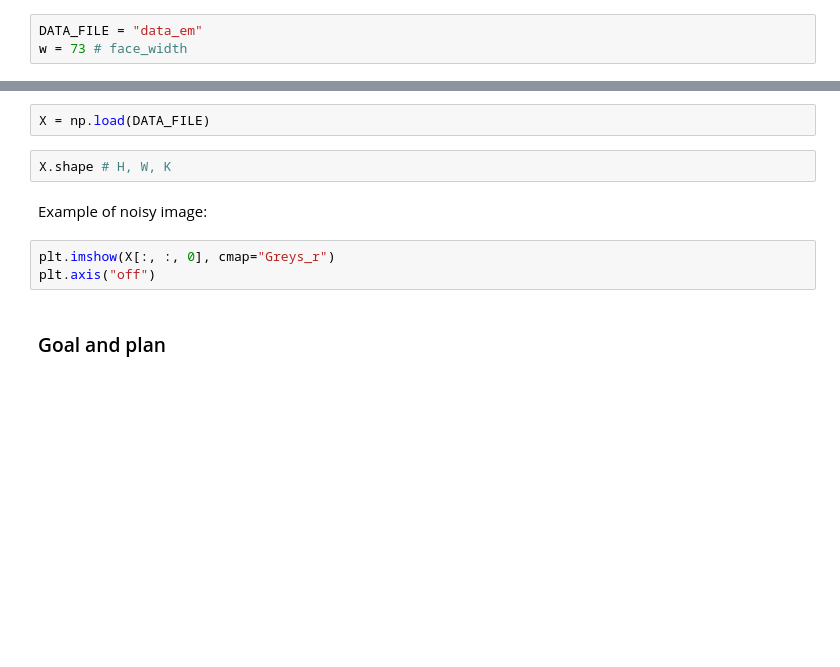
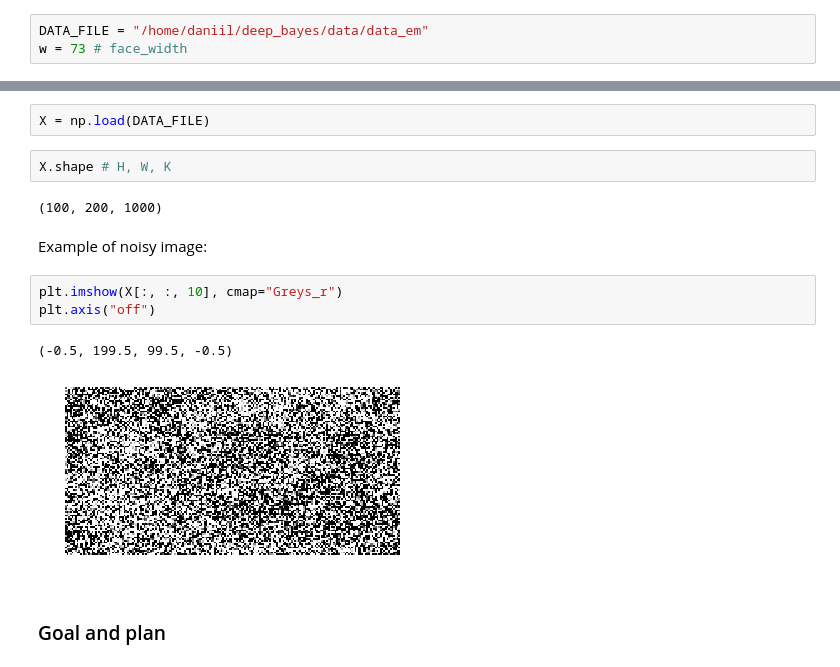
Before and after one commit to WrathOfGrapes/deepbayes-2018, a Jupyter notebook: day1_em/task_em.ipynb, the cells around one changed output, grey strips where cells are left out. Cells and saved outputs as stored; diff of their text form; blank space fills up the shorter version.

```diff
--- a/day1_em/task_em.ipynb
+++ b/day1_em/task_em.ipynb
@@ -18,7 +18,7 @@ import numpy as np
 from matplotlib import pyplot as plt
 %matplotlib inline
 # %%
-DATA_FILE = "data_em"
+DATA_FILE = "/home/daniil/deep_bayes/data/data_em"
 w = 73 # face_width
 # %% [markdown]
 ### Data
@@ -30,11 +30,16 @@ It is represented by a numpy-array with shape $H \times W \times K$:
 X = np.load(DATA_FILE)
 # %%
 X.shape # H, W, K
+# %% [output]
+(100, 200, 1000)
 # %% [markdown]
 Example of noisy image:
 # %%
-plt.imshow(X[:, :, 0], cmap="Greys_r")
+plt.imshow(X[:, :, 10], cmap="Greys_r")
 plt.axis("off")
+# %% [output]
+(-0.5, 199.5, 99.5, -0.5)
+[figure, added]
 # %% [markdown]
 ### Goal and plan
 # %% [markdown]
```
Also changed, not shown: parts of 2 cells of this notebook.
